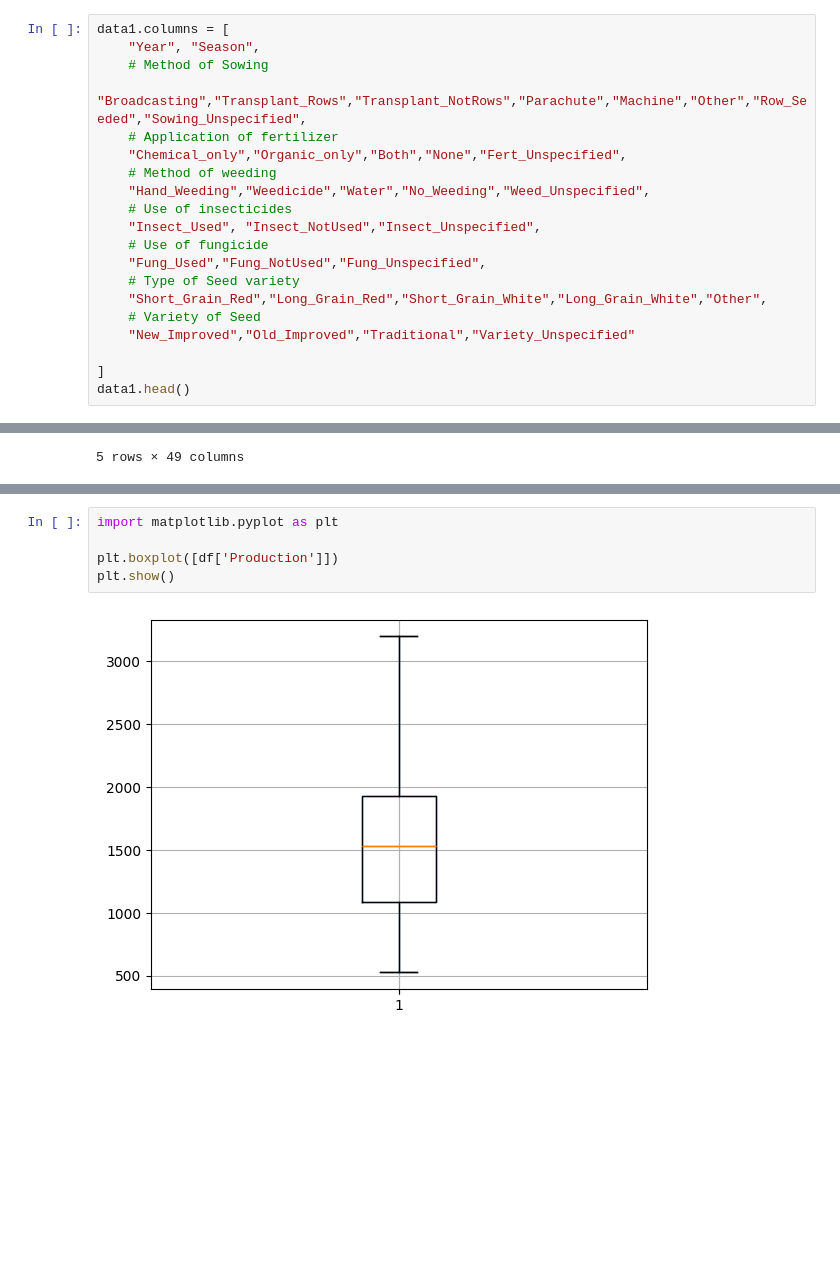
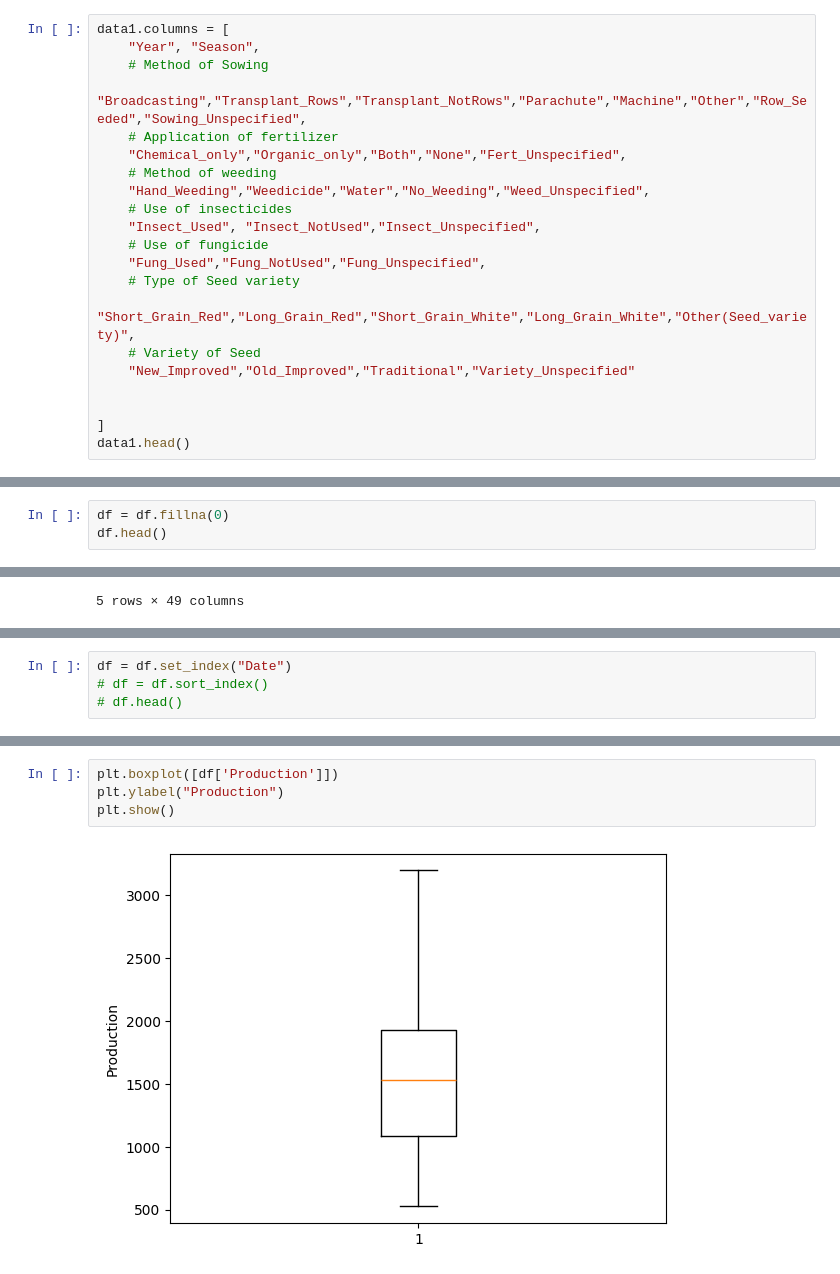
Before and after one commit to AchiniWathsala/Forecasting_Paddy_Production, a Jupyter notebook: paddy_production.ipynb, the cells around one changed output, grey strips where cells are left out. Cells and saved outputs as stored; diff of their text form; blank space fills up the shorter version.

```diff
--- a/paddy_production.ipynb
+++ b/paddy_production.ipynb
@@ -228,10 +200,11 @@ data1.columns = [
     # Use of fungicide
     "Fung_Used","Fung_NotUsed","Fung_Unspecified",
     # Type of Seed variety
-    "Short_Grain_Red","Long_Grain_Red","Short_Grain_White","Long_Grain_White","Other",
+    "Short_Grain_Red","Long_Grain_Red","Short_Grain_White","Long_Grain_White","Other(Seed_variety)",
     # Variety of Seed
     "New_Improved","Old_Improved","Traditional","Variety_Unspecified"
 
+
 ]
 data1.head()
 # %% [output]
@@ -423,0 +404,3 @@ df
+# %%
+df = df.fillna(0)
+df.head()
@@ -519,0 +504,4 @@ df.boxplot(column=["Production"])
+# %%
+df = df.set_index("Date")
+# df = df.sort_index()
+# df.head()
@@ -520,7 +510,6 @@ df.boxplot(column=["Production"])
 # %%
-import matplotlib.pyplot as plt
-
 plt.boxplot([df['Production']])
+plt.ylabel("Production")
 plt.show()
 # %% [output]
-[figure, old version]
+[figure, new version]
```
Also changed, not shown: parts of 44 cells of this notebook, 2 other files.
